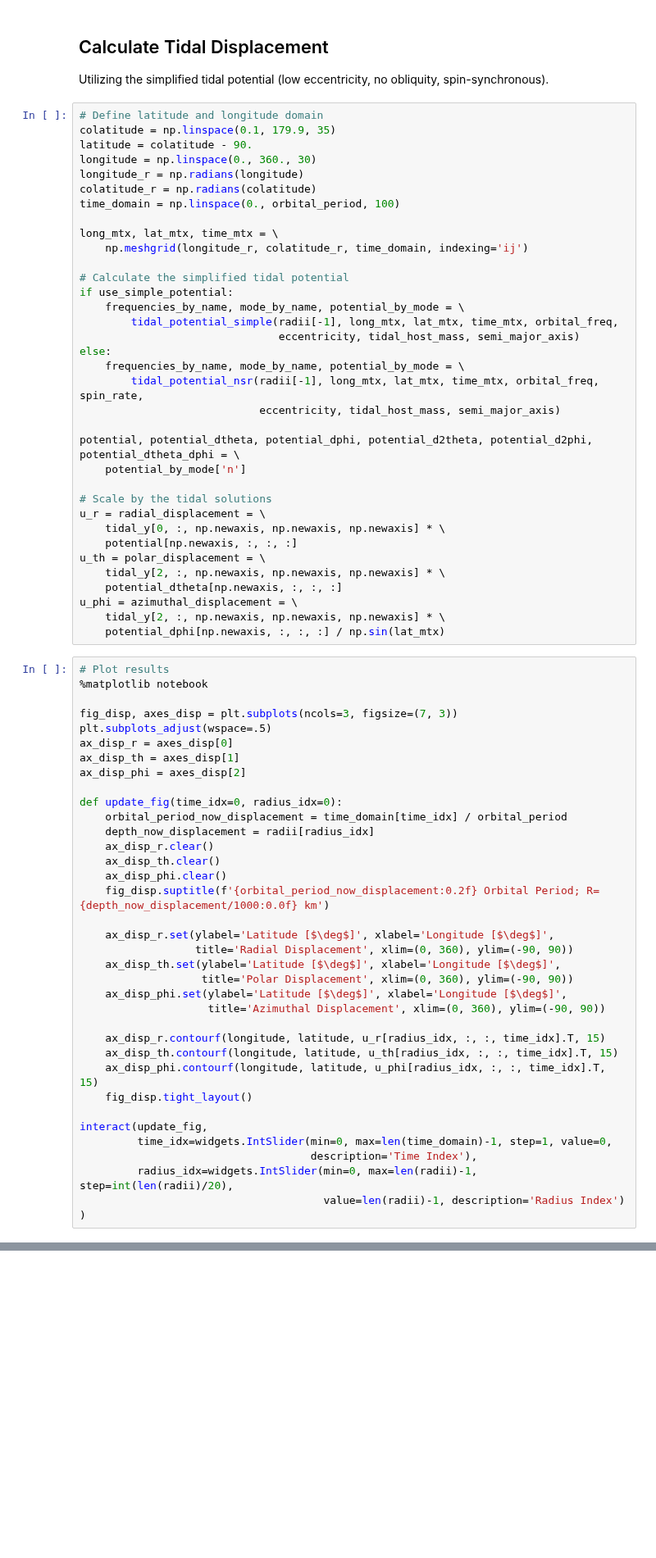
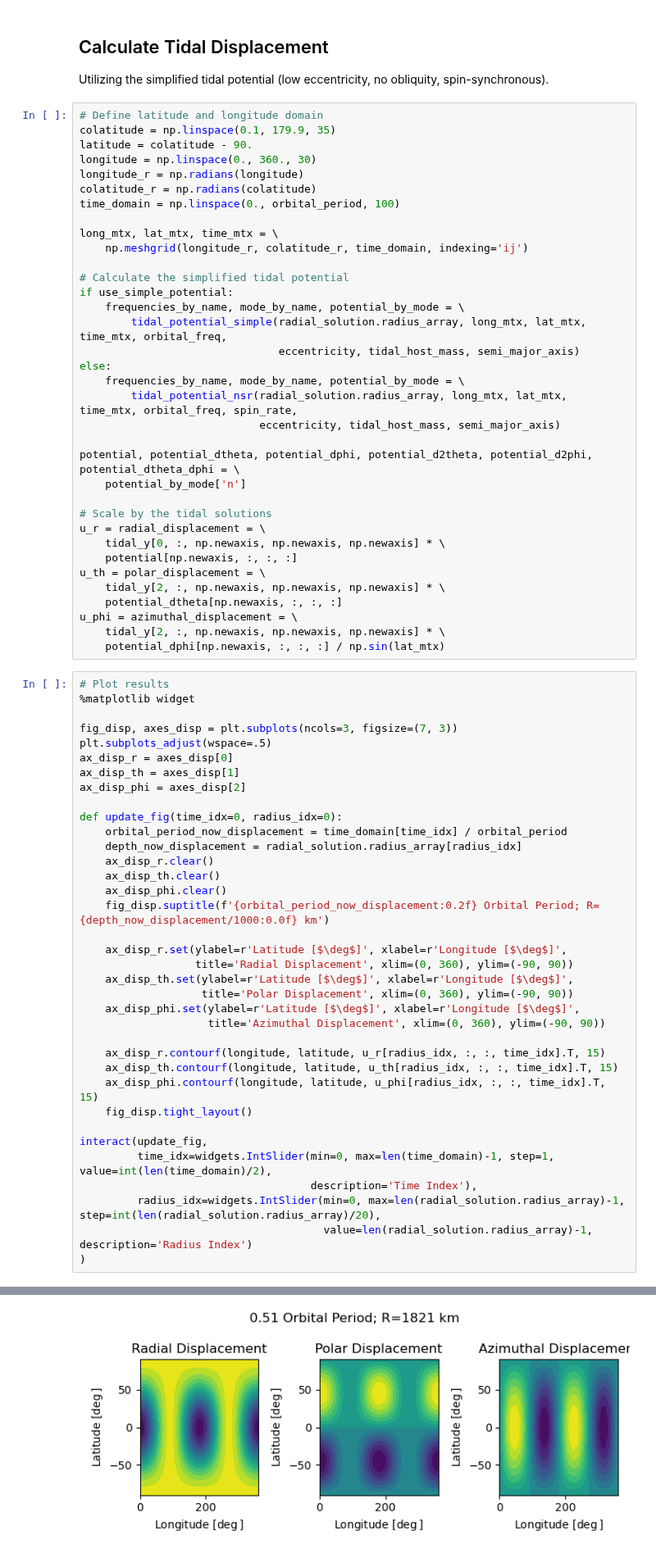
Before and after one commit to jrenaud90/TidalPy, a Jupyter notebook: Demos/6 - Multilayer Heating.ipynb, the cells around one changed output, grey strips where cells are left out. Shown at 82% size. Cells and saved outputs as stored; diff of their text form; blank space fills up the shorter version.

```diff
--- a/Demos/6 - Multilayer Heating.ipynb
+++ b/Demos/6 - Multilayer Heating.ipynb
@@ -328,11 +174,11 @@ long_mtx, lat_mtx, time_mtx = \
 # Calculate the simplified tidal potential
 if use_simple_potential:
     frequencies_by_name, mode_by_name, potential_by_mode = \
-        tidal_potential_simple(radii[-1], long_mtx, lat_mtx, time_mtx, orbital_freq,
+        tidal_potential_simple(radial_solution.radius_array, long_mtx, lat_mtx, time_mtx, orbital_freq,
                                eccentricity, tidal_host_mass, semi_major_axis)
 else:
     frequencies_by_name, mode_by_name, potential_by_mode = \
-        tidal_potential_nsr(radii[-1], long_mtx, lat_mtx, time_mtx, orbital_freq, spin_rate,
+        tidal_potential_nsr(radial_solution.radius_array, long_mtx, lat_mtx, time_mtx, orbital_freq, spin_rate,
                             eccentricity, tidal_host_mass, semi_major_axis)
 
 potential, potential_dtheta, potential_dphi, potential_d2theta, potential_d2phi, potential_dtheta_dphi = \
@@ -350,7 +196,7 @@ u_phi = azimuthal_displacement = \
     potential_dphi[np.newaxis, :, :, :] / np.sin(lat_mtx)
 # %%
 # Plot results
-%matplotlib notebook
+%matplotlib widget
 
 fig_disp, axes_disp = plt.subplots(ncols=3, figsize=(7, 3))
 plt.subplots_adjust(wspace=.5)
@@ -360,17 +206,17 @@ ax_disp_phi = axes_disp[2]
 
 def update_fig(time_idx=0, radius_idx=0):
     orbital_period_now_displacement = time_domain[time_idx] / orbital_period
-    depth_now_displacement = radii[radius_idx]
+    depth_now_displacement = radial_solution.radius_array[radius_idx]
     ax_disp_r.clear()
     ax_disp_th.clear()
     ax_disp_phi.clear()
     fig_disp.suptitle(f'{orbital_period_now_displacement:0.2f} Orbital Period; R={depth_now_displacement/1000:0.0f} km')
 
-    ax_disp_r.set(ylabel='Latitude [$\deg$]', xlabel='Longitude [$\deg$]',
+    ax_disp_r.set(ylabel=r'Latitude [$\deg$]', xlabel=r'Longitude [$\deg$]',
                   title='Radial Displacement', xlim=(0, 360), ylim=(-90, 90))
-    ax_disp_th.set(ylabel='Latitude [$\deg$]', xlabel='Longitude [$\deg$]',
+    ax_disp_th.set(ylabel=r'Latitude [$\deg$]', xlabel=r'Longitude [$\deg$]',
                    title='Polar Displacement', xlim=(0, 360), ylim=(-90, 90))
-    ax_disp_phi.set(ylabel='Latitude [$\deg$]', xlabel='Longitude [$\deg$]',
+    ax_disp_phi.set(ylabel=r'Latitude [$\deg$]', xlabel=r'Longitude [$\deg$]',
                     title='Azimuthal Displacement', xlim=(0, 360), ylim=(-90, 90))
 
     ax_disp_r.contourf(longitude, latitude, u_r[radius_idx, :, :, time_idx].T, 15)
@@ -379,9 +225,9 @@ def update_fig(time_idx=0, radius_idx=0):
     fig_disp.tight_layout()
 
 interact(update_fig,
-         time_idx=widgets.IntSlider(min=0, max=len(time_domain)-1, step=1, value=0,
+         time_idx=widgets.IntSlider(min=0, max=len(time_domain)-1, step=1, value=int(len(time_domain)/2),
                                     description='Time Index'),
-         radius_idx=widgets.IntSlider(min=0, max=len(radii)-1, step=int(len(radii)/20),
-                                      value=len(radii)-1, description='Radius Index')
+         radius_idx=widgets.IntSlider(min=0, max=len(radial_solution.radius_array)-1, step=int(len(radial_solution.radius_array)/20),
+                                      value=len(radial_solution.radius_array)-1, description='Radius Index')
 )
 # %% [output]
@@ -391,4 +235,5 @@ interactive(children=(IntSlider(value=0, description='Time Index', max=99), IntS
 <function __main__.update_fig(time_idx=0, radius_idx=0)>
+[figure, added]
 # %% [markdown]
 ## Strain and Stress Tensors
 Here we will calculate the strain and stress tensors using the methods described in TB05 and B13
```
Also changed, not shown: parts of 18 cells of this notebook, 10 other files.
